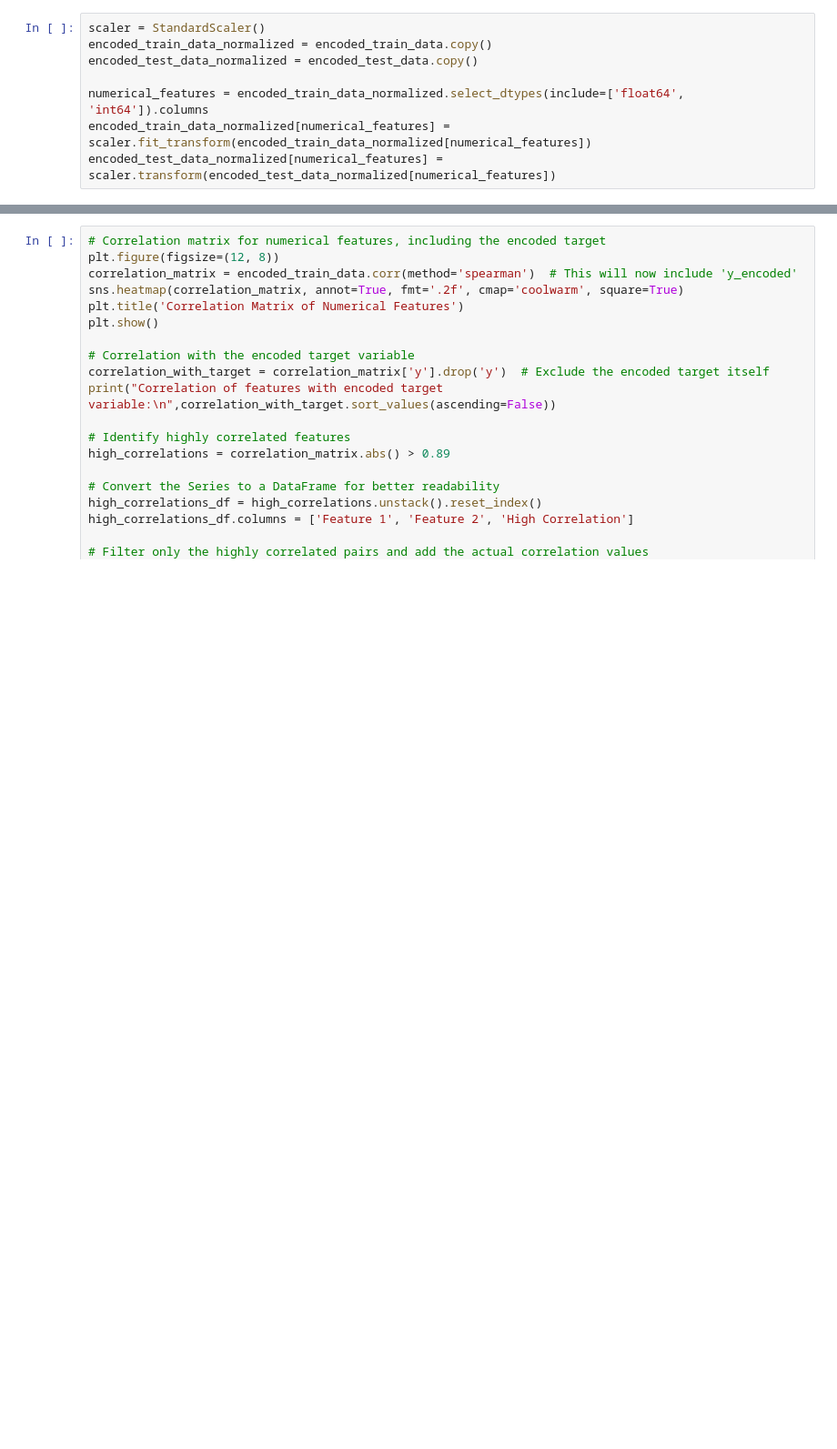
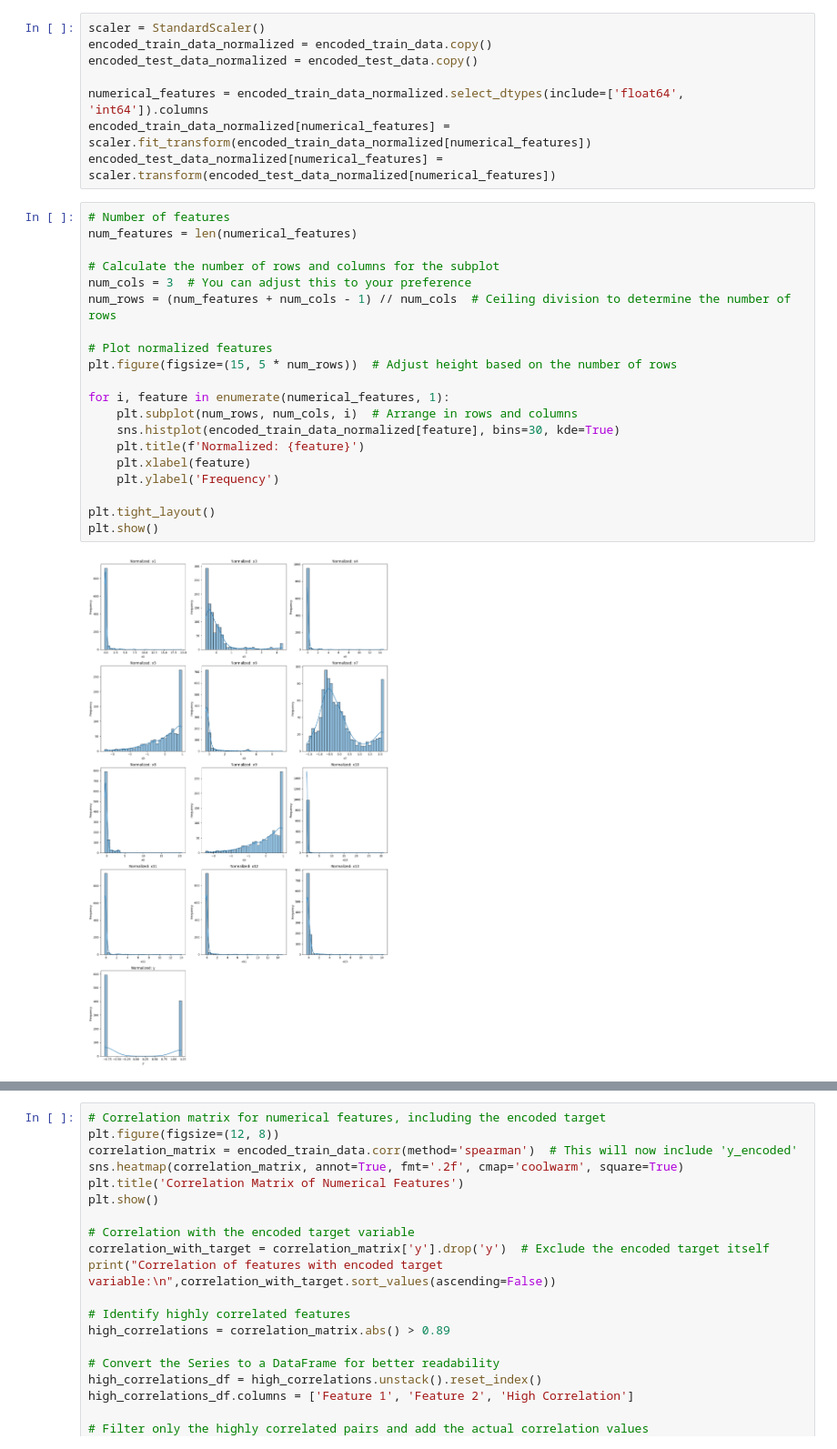
Before and after one commit to Hayder-Aleissa/ML-Project, a Jupyter notebook: ML_Project_P1.ipynb, the cells around one changed output, grey strips where cells are left out. Shown at 91% size. Cells and saved outputs as stored; diff of their text form; blank space fills up the shorter version.

Commit message:
visualized the normalized data, and dealt with skewness. might introduced an ERROR

```diff
--- a/ML_Project_P1.ipynb
+++ b/ML_Project_P1.ipynb
@@ -180,3 +180,25 @@ encoded_test_data_normalized = encoded_test_data.copy()
 numerical_features = encoded_train_data_normalized.select_dtypes(include=['float64', 'int64']).columns
 encoded_train_data_normalized[numerical_features] = scaler.fit_transform(encoded_train_data_normalized[numerical_features])
 encoded_test_data_normalized[numerical_features] = scaler.transform(encoded_test_data_normalized[numerical_features])
+# %%
+# Number of features
+num_features = len(numerical_features)
+
+# Calculate the number of rows and columns for the subplot
+num_cols = 3  # You can adjust this to your preference
+num_rows = (num_features + num_cols - 1) // num_cols  # Ceiling division to determine the number of rows
+
+# Plot normalized features
+plt.figure(figsize=(15, 5 * num_rows))  # Adjust height based on the number of rows
+
+for i, feature in enumerate(numerical_features, 1):
+    plt.subplot(num_rows, num_cols, i)  # Arrange in rows and columns
+    sns.histplot(encoded_train_data_normalized[feature], bins=30, kde=True)
+    plt.title(f'Normalized: {feature}')
+    plt.xlabel(feature)
+    plt.ylabel('Frequency')
+
+plt.tight_layout()
+plt.show()
+# %% [output]
+[figure, added]
```
Also changed, not shown: parts of 1 cell of this notebook.
